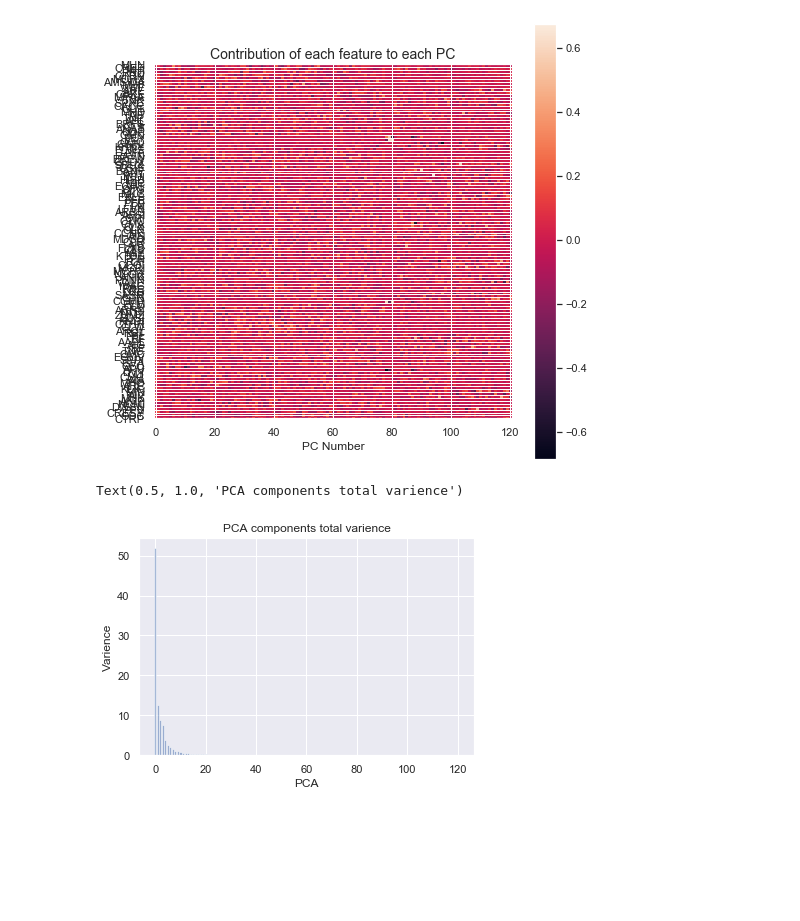
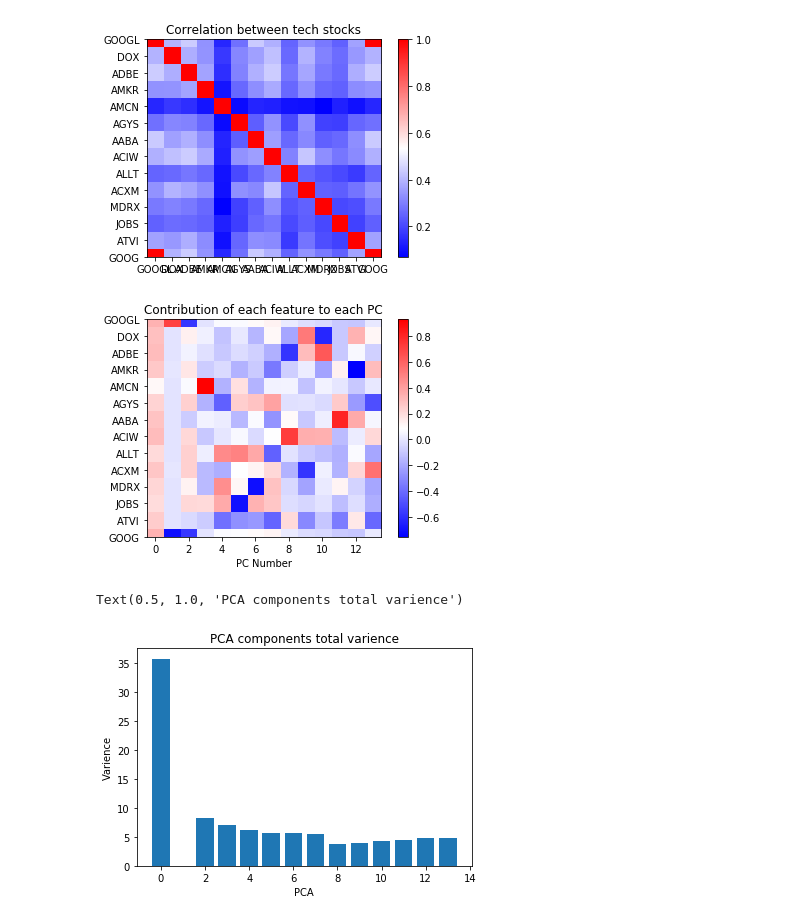
Before and after one commit to bfbarry/118bstocks, a Jupyter notebook: PCA2.ipynb, the cells around one changed output. Drawn from its saved outputs; the diff is of its cells as text; code cells hidden in the pictures; blank space fills up the shorter version.

```diff
--- a/PCA2.ipynb
+++ b/PCA2.ipynb
@@ -11,5 +12,5 @@ df_stocks = pd.read_csv("historical_stock_prices.csv")
 # %%
-df = df_stocks[['ticker','close','date']][0:1000000].copy()
+df = df_stocks[['ticker','close','date']][:100000].copy()
 # %%
 df['date'] = pd.to_datetime(df.date)
 df = df[df['date'] > '2010-01-01']
@@ -84,7 +67,9 @@ def normalize(df):
         colMax = df[tickers[i]].max()
         df[tickers[i]]=df[tickers[i]]/colMax
 
+percent_change_df = (newDf - newDf.shift())/newDf.shift()
+normalize(percent_change_df)
+percent_change_df[np.isnan(percent_change_df)] = 0
 
-normalize(newDf)
-newDf
+percent_change_df.head()
 # %% [output]
@@ -107,0 +82,3 @@ See the caveats in the documentation: http://pandas.pydata.org/pandas-docs/stabl
+# %%
+saved_df = newDf.copy()
+newDf = percent_change_df
@@ -108,9 +87,7 @@ See the caveats in the documentation: http://pandas.pydata.org/pandas-docs/stabl
 # %%
-m = newDf.mean(axis=0)
-s = newDf.std(ddof=1, axis=0)
+mean_stocks = newDf.mean(axis=0)
+std_stocks = newDf.std(ddof=1, axis=0)
+newDf_pca = (newDf - mean_stocks)/std_stocks
 
-# normalised time-series as an input for PCA
-newDf_pca = (newDf - m)/s
-
-cov_mat = np.cov(newDf_pca.values.T)     # covariance matrix
-corr_mat = np.corrcoef(newDf_pca.values.T) #correlation matrix
+cov_mat = np.cov(newDf_pca.values.T)
+corr_mat = np.corrcoef(newDf_pca.values.T)
@@ -130,23 +114,32 @@ iplot(fig)
+# %%
+plt.imshow(corr_mat, cmap="bwr")
+cb = plt.colorbar()
+plt.yticks(np.array(range(0, len(tickers))), tickers)
+plt.xticks(np.array(range(0, len(tickers))), tickers)
+plt.title("Correlation between tech stocks")
+plt.show()
+# %% [output]
+[figure, added]
 # %%
 vals, vecs = np.linalg.eig(cov_mat)
 
-ax = plt.figure(figsize=(8,8)).gca()
-plt.imshow(vecs, cmap="Viridis")
+ax = plt.figure().gca()
+plt.imshow(vecs, cmap="bwr")
 cb = plt.colorbar()
 plt.yticks(np.array(range(0, len(tickers))), tickers)
 plt.xlabel("PC Number")
-plt.title("Contribution of each feature to each PC", fontsize=14)
+plt.title("Contribution of each feature to each PC")
 plt.show()
 # %% [output]
-[figure, old version]
+[figure, new version]
 # %%
 sumOfEigVals = sum(vals)
 PCA_varience = (vals/sumOfEigVals)*100
 xLables = np.array(range(0, len(vals)))
-plt.bar(xLables, PCA_varience, align='center', alpha=0.5)
+plt.bar(xLables, PCA_varience)
 plt.ylabel('Varience')
 plt.xlabel('PCA')
 plt.title('PCA components total varience')
 # %% [output]
 Text(0.5, 1.0, 'PCA components total varience')
-[figure, old version]
+[figure, new version]
```
Also changed, not shown: parts of 19 cells of this notebook, 1 other file.
